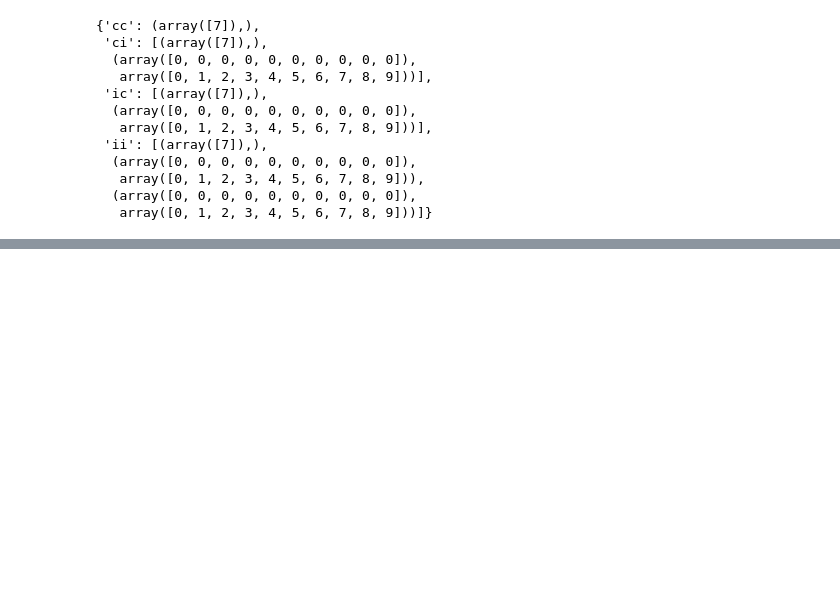
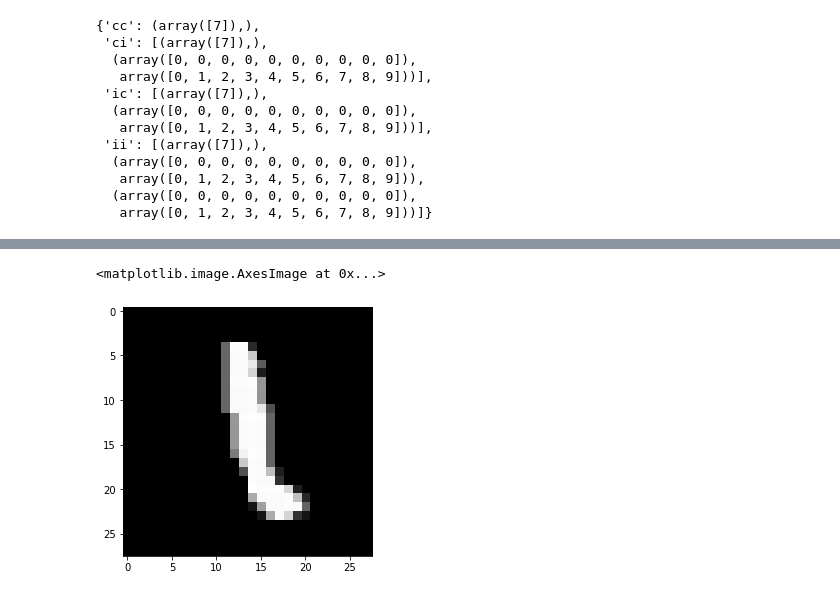
Before and after one commit to Sergiogd112/ANNMnist, a Jupyter notebook: ANNmnist.ipynb, the cells around one changed output, grey strips where cells are left out. Cells and saved outputs as stored; diff of their text form; code cells hidden in the pictures; blank space fills up the shorter version.

```diff
--- a/ANNmnist.ipynb
+++ b/ANNmnist.ipynb
@@ -784,0 +755,5 @@ ruby-task-list/bionic 2.0.0-2 all
+# %%
+plt.imshow(x_train[248][:,:,[0,0,0]])
+# %% [output]
+<matplotlib.image.AxesImage at 0x...>
+[figure, added]
```
Also changed, not shown: parts of 15 cells of this notebook, 26 other files.
